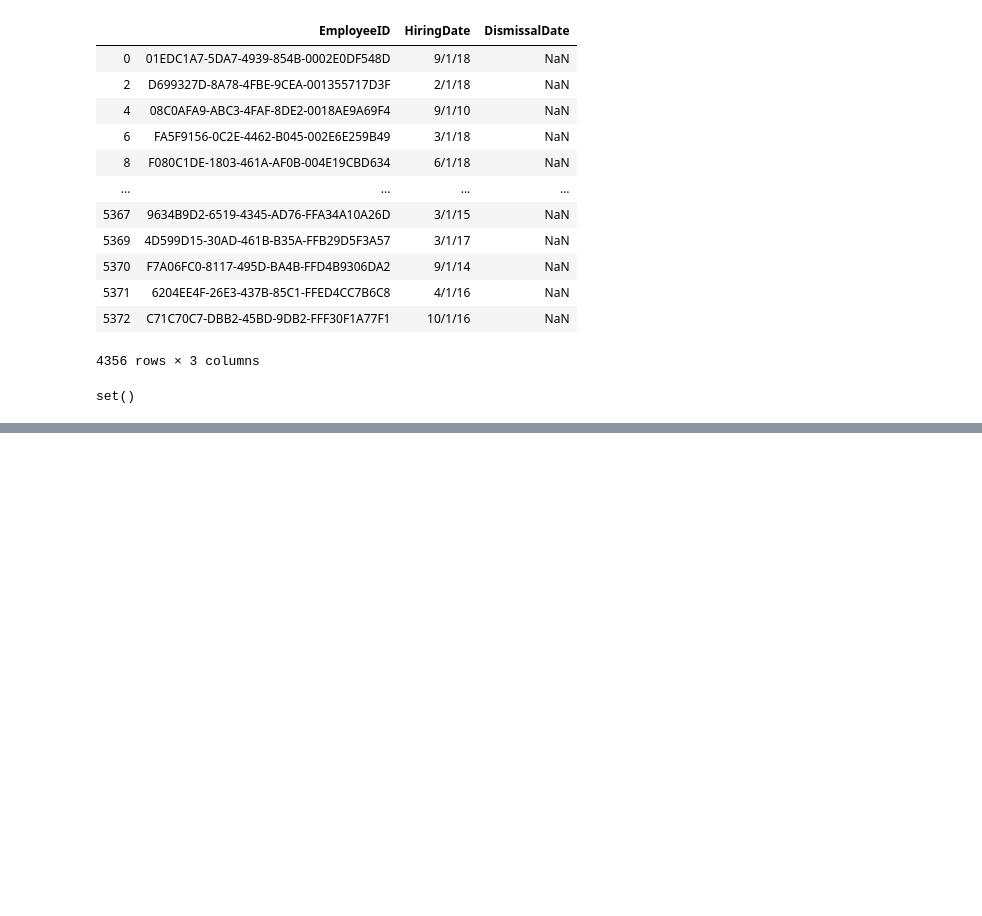
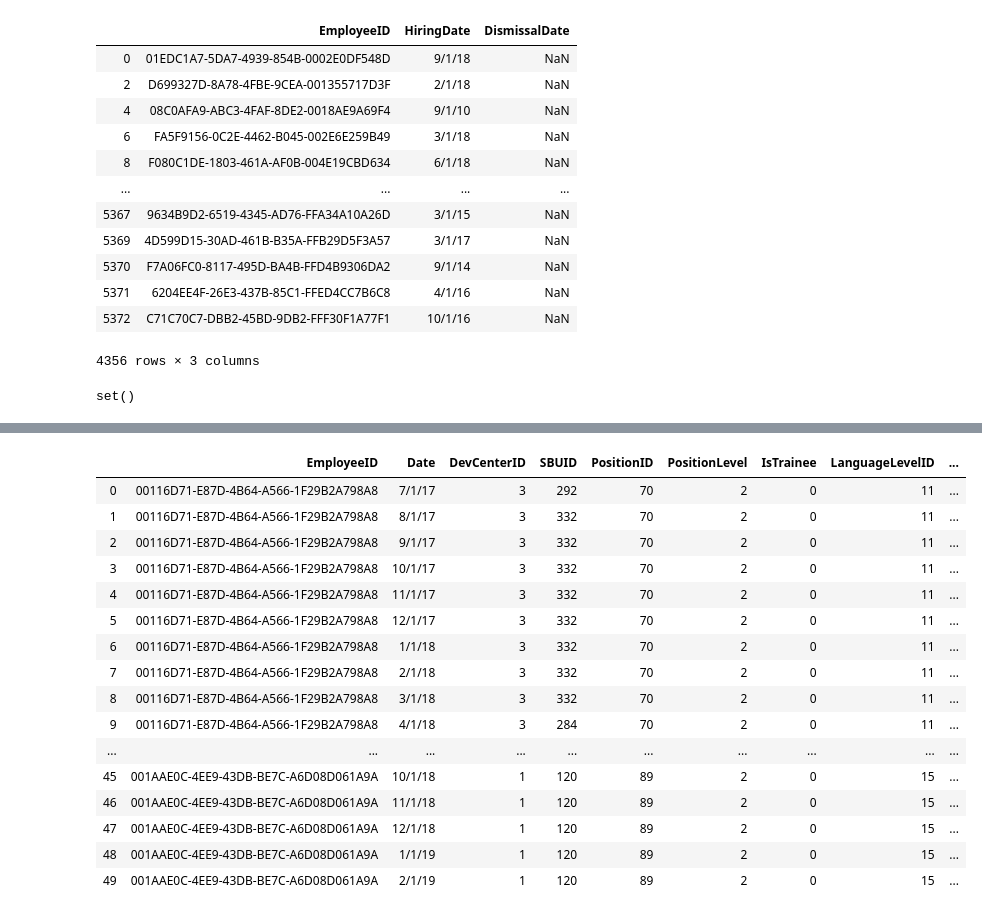
Before and after one commit to nazariinyzhnyk/hackathon-soft-serve-2020, a Jupyter notebook: notebooks/data_exploration.ipynb, the cells around one changed output, grey strips where cells are left out. Saved outputs shown, nothing was run; the diff lists cells and outputs as text; code cells hidden in the pictures; blank space fills up the shorter version.

```diff
--- a/notebooks/data_exploration.ipynb
+++ b/notebooks/data_exploration.ipynb
@@ -1,8 +1,11 @@
 # %%
 import os
-
+import copy
+import numpy as np
 import pandas as pd
 import matplotlib.pyplot as plt
+from scipy.ndimage.interpolation import shift
+pd.set_option('display.max_columns', None)
 %matplotlib inline
 # %%
 DATA_DIR = os.path.join('..', 'data')
@@ -50,3 +53,5 @@ empls[empls['DismissalDate'].isnull()]
 set(sbmsn.EmployeeID) - set(empls.EmployeeID)
 # %% [output]
 set()
+# %%
+df = hist.merge(empls)
@@ -52,0 +152,20 @@ set()
+# %%
+df.head(50)
+# %% [output]
+|  | EmployeeID | Date | DevCenterID | SBUID | PositionID | PositionLevel | IsTrainee | LanguageLevelID | ... |
+| 0 | 00116D71-E87D-4B64-A566-1F29B2A798A8 | 7/1/17 | 3 | 292 | 70 | 2 | 0 | 11 | ... |
+| 1 | 00116D71-E87D-4B64-A566-1F29B2A798A8 | 8/1/17 | 3 | 332 | 70 | 2 | 0 | 11 | ... |
+| 2 | 00116D71-E87D-4B64-A566-1F29B2A798A8 | 9/1/17 | 3 | 332 | 70 | 2 | 0 | 11 | ... |
+| 3 | 00116D71-E87D-4B64-A566-1F29B2A798A8 | 10/1/17 | 3 | 332 | 70 | 2 | 0 | 11 | ... |
+| 4 | 00116D71-E87D-4B64-A566-1F29B2A798A8 | 11/1/17 | 3 | 332 | 70 | 2 | 0 | 11 | ... |
+| 5 | 00116D71-E87D-4B64-A566-1F29B2A798A8 | 12/1/17 | 3 | 332 | 70 | 2 | 0 | 11 | ... |
+| 6 | 00116D71-E87D-4B64-A566-1F29B2A798A8 | 1/1/18 | 3 | 332 | 70 | 2 | 0 | 11 | ... |
+| 7 | 00116D71-E87D-4B64-A566-1F29B2A798A8 | 2/1/18 | 3 | 332 | 70 | 2 | 0 | 11 | ... |
+| 8 | 00116D71-E87D-4B64-A566-1F29B2A798A8 | 3/1/18 | 3 | 332 | 70 | 2 | 0 | 11 | ... |
+| 9 | 00116D71-E87D-4B64-A566-1F29B2A798A8 | 4/1/18 | 3 | 284 | 70 | 2 | 0 | 11 | ... |
+| ... | ... | ... | ... | ... | ... | ... | ... | ... | ... |
+| 45 | 001AAE0C-4EE9-43DB-BE7C-A6D08D061A9A | 10/1/18 | 1 | 120 | 89 | 2 | 0 | 15 | ... |
+| 46 | 001AAE0C-4EE9-43DB-BE7C-A6D08D061A9A | 11/1/18 | 1 | 120 | 89 | 2 | 0 | 15 | ... |
+| 47 | 001AAE0C-4EE9-43DB-BE7C-A6D08D061A9A | 12/1/18 | 1 | 120 | 89 | 2 | 0 | 15 | ... |
+| 48 | 001AAE0C-4EE9-43DB-BE7C-A6D08D061A9A | 1/1/19 | 1 | 120 | 89 | 2 | 0 | 15 | ... |
+| 49 | 001AAE0C-4EE9-43DB-BE7C-A6D08D061A9A | 2/1/19 | 1 | 120 | 89 | 2 | 0 | 15 | ... |
```
Also changed, not shown: parts of 7 cells of this notebook, 2 other files.
